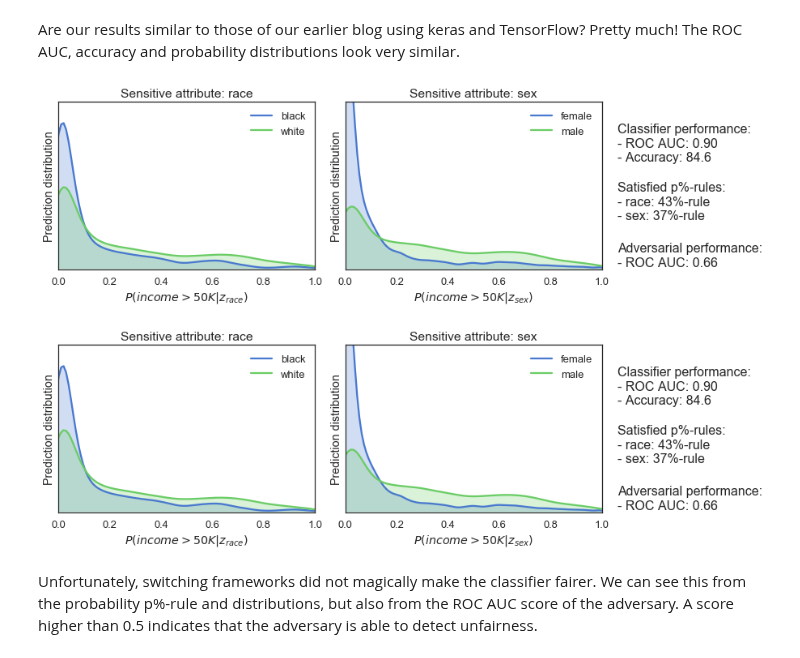
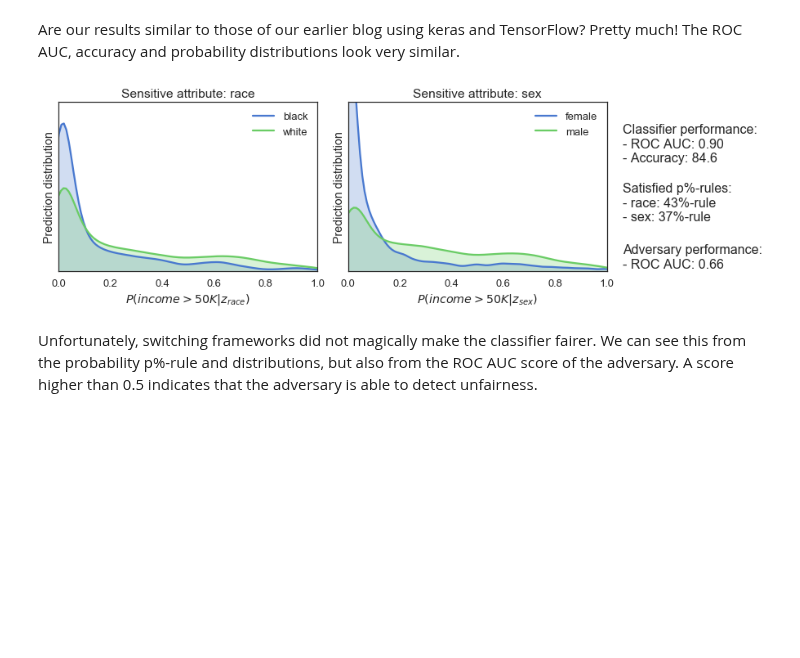
Before and after one commit to equialgo/fairness-in-ml, a Jupyter notebook: fairness-in-torch.ipynb, the cells around one changed output. Cells and saved outputs as stored; diff of their text form; code cells hidden in the pictures; blank space fills up the shorter version.

```diff
--- a/fairness-in-torch.ipynb
+++ b/fairness-in-torch.ipynb
@@ -260,19 +260,18 @@ The ROC AUC, accuracy and probability distributions look very similar.
 # %%
 # HIDE
 
 with torch.no_grad():
     pre_clf_test = clf(test_data.tensors[0])
     pre_adv_test = adv(pre_clf_test)
 
 
 y_pre_clf = pd.Series(pre_clf_test.data.numpy().ravel(),
                       index=y_test.index)
 y_pre_adv = pd.DataFrame(pre_adv_test.numpy(), columns=Z.columns)
 fig = plot_distributions(y_test, Z_test, y_pre_clf, y_pre_adv)
-fig
+fig.savefig('images/torch_biased_training.png')
 # %% [output]
-[figure, old version]
+[figure, new version]
-[figure, removed]
 # %% [markdown]
 Unfortunately, switching frameworks did not magically make the classifier fairer.
 We can see this from the probability p%-rule and distributions, but also from the ROC AUC score of the adversary.
```
Also changed, not shown: parts of 3 cells of this notebook, 3 other files.
